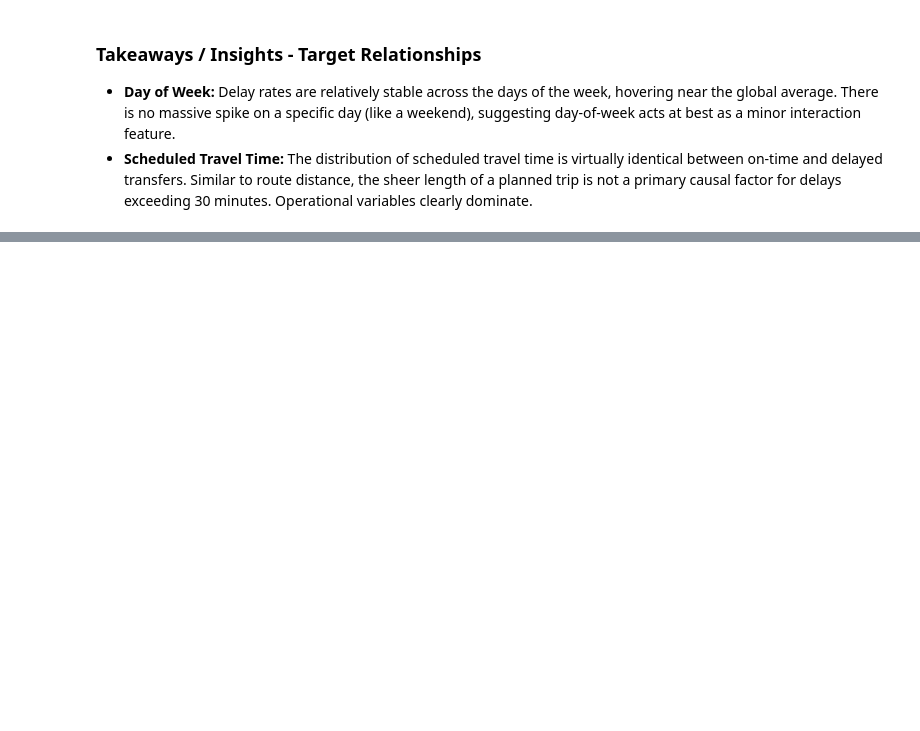
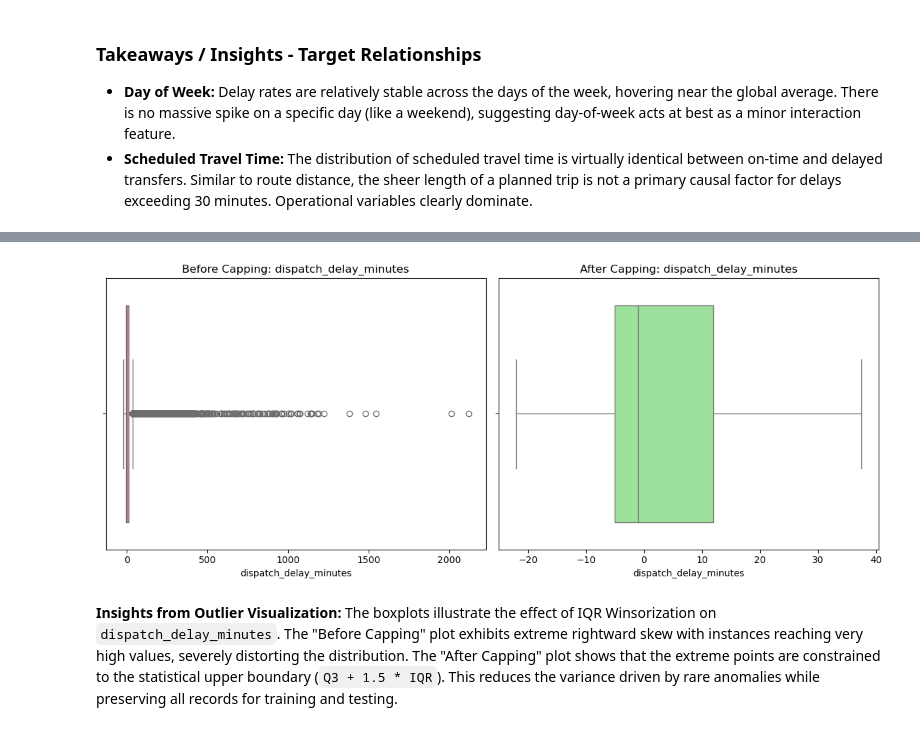
Before and after one commit to InbarKedem/final-project-intro-to-ml, a Jupyter notebook: task.ipynb, the cells around one changed output, grey strips where cells are left out. Drawn from its saved outputs; the diff is of its cells as text; code cells hidden in the pictures; blank space fills up the shorter version.

```diff
--- a/task.ipynb
+++ b/task.ipynb
@@ -876,0 +982,34 @@ plt.show()
+# %%
+
+# We will apply Winsorization (IQR capping) to heavily skewed continuous columns based on the training data.
+cols_to_cap = [col for col in num_cols if 'delay' in col or col in ['internal_metric_a', 'internal_metric_b', 'internal_operational_score']]
+
+capping_thresholds = {}
+
+for col in cols_to_cap:
+    Q1 = train_clean[col].quantile(0.25)
+    Q3 = train_clean[col].quantile(0.75)
+    IQR = Q3 - Q1
+    # We only cap upper bound since lower bound for delays is generally 0
+    upper_bound = Q3 + 1.5 * IQR
+    capping_thresholds[col] = upper_bound
+
+    # Apply capping to train and test
+    train_clean[col] = np.where(train_clean[col] > upper_bound, upper_bound, train_clean[col])
+    test_clean[col] = np.where(test_clean[col] > upper_bound, upper_bound, test_clean[col])
+
+# Visualize the effect of handling outliers for a key feature
+fig, axes = plt.subplots(1, 2, figsize=(12, 5))
+sns.boxplot(x=train_df['dispatch_delay_minutes'], ax=axes[0], color='lightcoral')
+axes[0].set_title('Before Capping: dispatch_delay_minutes')
+
+sns.boxplot(x=train_clean['dispatch_delay_minutes'], ax=axes[1], color='lightgreen')
+axes[1].set_title('After Capping: dispatch_delay_minutes')
+
+plt.tight_layout()
+plt.show()
+# %% [output]
+[figure, added]
+# %% [markdown]
+**Insights from Outlier Visualization:**
+The boxplots illustrate the effect of IQR Winsorization on `dispatch_delay_minutes`. The "Before Capping" plot exhibits extreme rightward skew with instances reaching very high values, severely distorting the distribution. The "After Capping" plot shows that the extreme points are constrained to the statistical upper boundary (`Q3 + 1.5 * IQR`). This reduces the variance driven by rare anomalies while preserving all records for training and testing.
```
Also changed, not shown: parts of 13 cells of this notebook, 1 other file.
